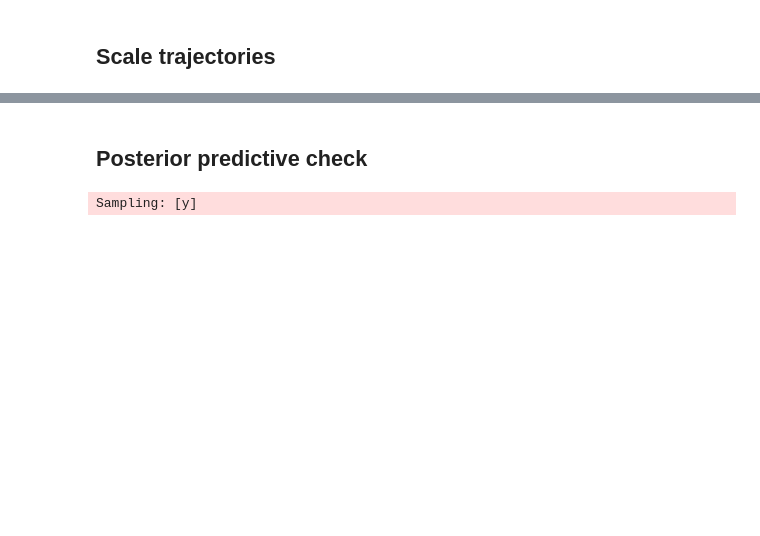
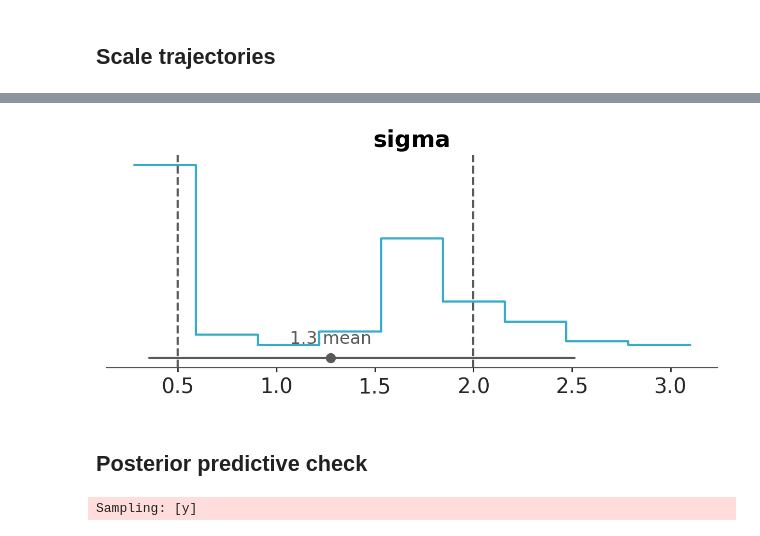
Before and after one commit to pymc-devs/pymc-prop, a Jupyter notebook: examples/mirror_variance_mixture.ipynb, the cells around one changed output, grey strips where cells are left out. Cells and saved outputs as stored; diff of their text form; code cells hidden in the pictures; blank space fills up the shorter version.

```diff
--- a/examples/mirror_variance_mixture.ipynb
+++ b/examples/mirror_variance_mixture.ipynb
@@ -102,3 +103,14 @@ pc.add_title("sigma particles (reference lines: component scales)")
+# %%
+final_dt = dt.isel(draw=-1)
+pc = az.plot_dist(
+    final_dt,
+    var_names=["sigma"],
+    kind="hist",
+)
+pc = az.add_lines(pc, values=[SIGMA_LOW], orientation="vertical")
+pc = az.add_lines(pc, values=[SIGMA_HIGH], orientation="vertical")
+# %% [output]
+[figure, added]
 # %% [markdown]
 ## Posterior predictive check
 # %%
```
Also changed, not shown: parts of 5 cells of this notebook.
